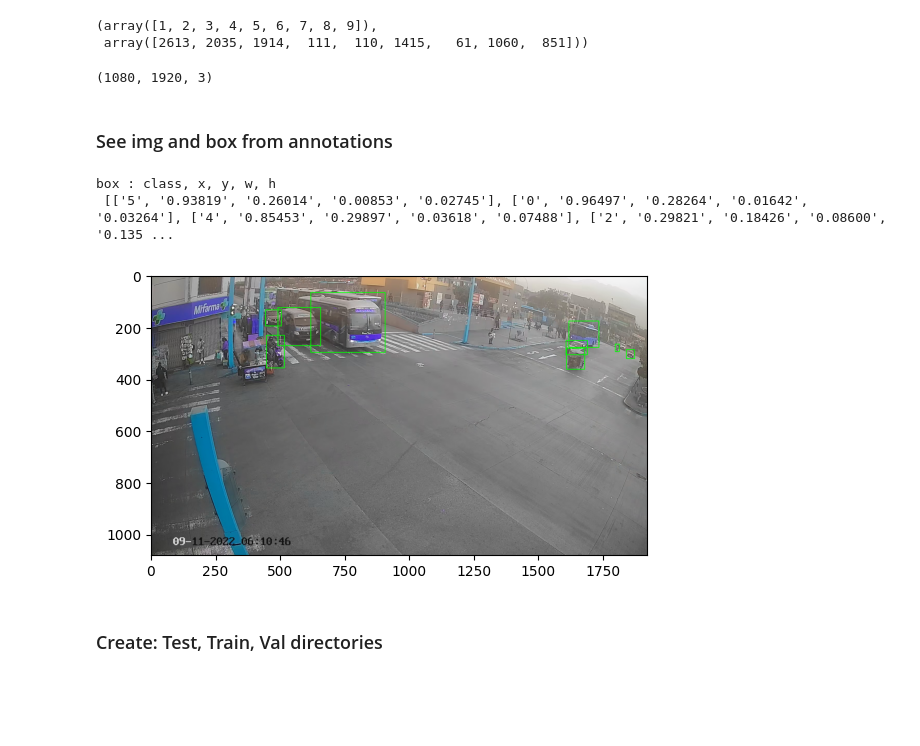
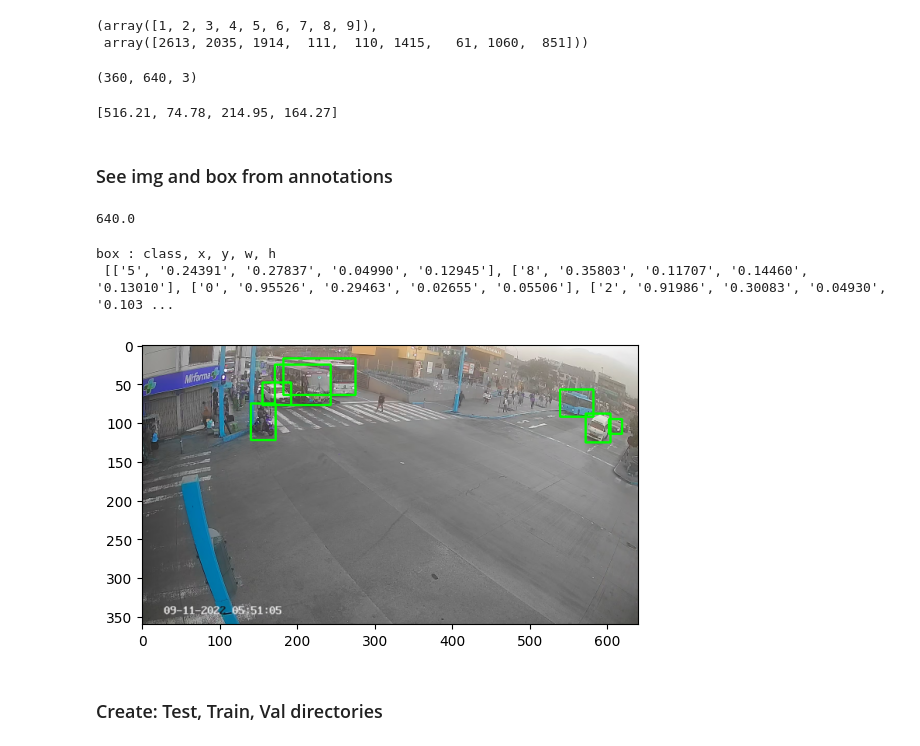
Before and after one commit to galois1915/Aforo-vehicular, a Jupyter notebook: FineTunning-YOLO.ipynb, the cells around one changed output. Saved outputs shown, nothing was run; the diff lists cells and outputs as text; code cells hidden in the pictures; blank space fills up the shorter version.

```diff
--- a/FineTunning-YOLO.ipynb
+++ b/FineTunning-YOLO.ipynb
@@ -147,16 +154,17 @@ cap.release()
 (array([1, 2, 3, 4, 5, 6, 7, 8, 9]),
  array([2613, 2035, 1914,  111,  110, 1415,   61, 1060,  851]))
 # %%
-cap = cv2.VideoCapture("./videos/video1.mp4")
-success, frame = cap.read()
-print(frame.shape)
-H,W,_ = frame.shape
+img = cv2.imread("./data/FineTuned_YOLO/images/frame_1.png")
+print(img.shape)
+H,W,_ = img.shape
 H = float(H)
 W = float(W)
 #plt.imshow(frame)
-cap.release()
 # %% [output]
-(1080, 1920, 3)
+(360, 640, 3)
+# %%
+Ho = 1080
+Wo = 1920
 # %%
 def coco_to_yolo(coco_bbox, image_width=W, image_height=H):
     x_min, y_min, width, height = coco_bbox
@@ -179,6 +187,10 @@ def yolo_to_coco(yolo_bbox, image_width=W, image_height=H):
     height = int(yolo_height * image_height)
 
     return [x_min, y_min, width, height]
+# %%
+data["annotations"][1]["bbox"]
+# %% [output]
+[516.21, 74.78, 214.95, 164.27]
 # %%
 for i in data["annotations"]:
     f = open("./data/FineTuned_YOLO/labels/frame_"+str(i["image_id"])+".txt", "a")
@@ -186,43 +198,55 @@ for i in data["annotations"]:
 
     # cl,x,y,w,h = [eval(i) for i in boxx] YOLO
     # # Bboxes are in [top-left-x, top-left-y, width, height]  COCO
+    box = coco_to_yolo(i["bbox"])
 
-    for box in coco_to_yolo(i["bbox"]):
-        f.write( f"{box:.5f}" + " ")
+    # due of resized
+    box[0] = box[0]*W/Wo
+    box[1] = box[1]*H/Ho
+    box[2] = box[2]*W/Wo
+    box[3] = box[3]*H/Ho
+
+    for b in box:
+        f.write( f"{b:.5f}" + " ")
     f.write("\n")
     f.close()
 # %% [markdown]
 ### See img and box from annotations
+# %%
+W
+# %% [output]
+640.0
 # %%
-frame = cv2.imread("./data/FineTuned_YOLO/images/frame_30139.png").copy()
+frame = cv2.imread("./data/FineTuned_YOLO/images/frame_621.png").copy()
 box = []
-with open("./data/FineTuned_YOLO/labels/frame_30139.txt", "r") as f:
+with open("./data/FineTuned_YOLO/labels/frame_621.txt", "r") as f:
     for i in f:
         box.append(i.split())
 print("box : class, x, y, w, h \n", box)
 f.close()
 
 for boxx in box:
 
     cl,x,y,w,h = [eval(i) for i in boxx]
+
     h_frame,w_frame,channel = frame.shape
 
     # top left
     xtl = int(x*w_frame-w*w_frame/2)
     ytl = int(y*h_frame+h*h_frame/2)
 
     # bottom right
     xbr = int(x*w_frame+w*w_frame/2)
     ybr = int(y*h_frame-h*h_frame/2)
 
     frame = cv2.rectangle(frame, (xtl,ytl),(xbr,ybr),(0,255,0),2 )
 
 plt.imshow(frame)
 plt.show()
 # %% [output]
 box : class, x, y, w, h
- [['5', '0.93819', '0.26014', '0.00853', '0.02745'], ['0', '0.96497', '0.28264', '0.01642', '0.03264'], ['4', '0.85453', '0.29897', '0.03618', '0.07488'], ['2', '0.29821', '0.18426', '0.08600', '0.135 ...
+ [['5', '0.24391', '0.27837', '0.04990', '0.12945'], ['8', '0.35803', '0.11707', '0.14460', '0.13010'], ['0', '0.95526', '0.29463', '0.02655', '0.05506'], ['2', '0.91986', '0.30083', '0.04930', '0.103 ...
-[figure, old version]
+[figure, new version]
 # %% [markdown]
 ### Create: Test, Train, Val directories
 # %%
```
Also changed, not shown: parts of 2 cells of this notebook, 1 other file.
